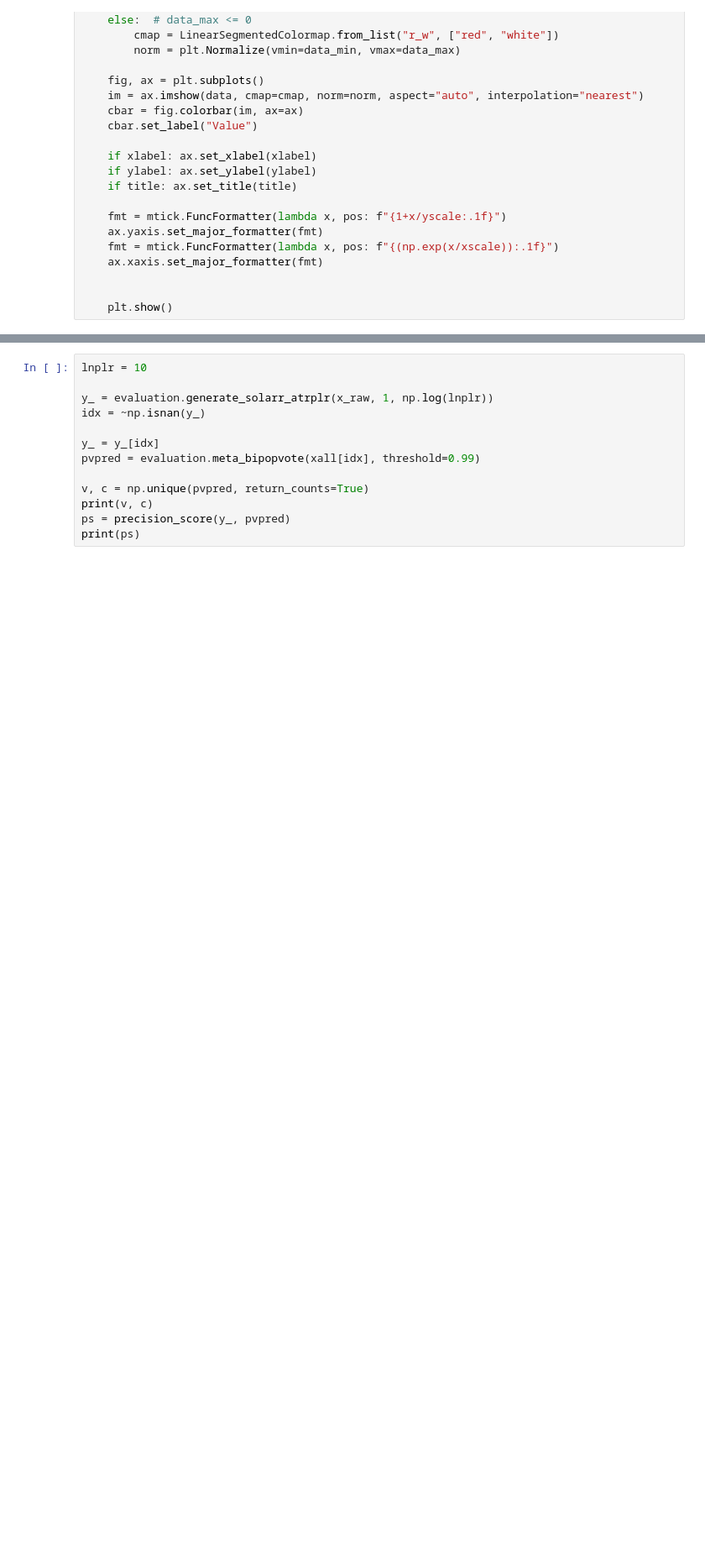
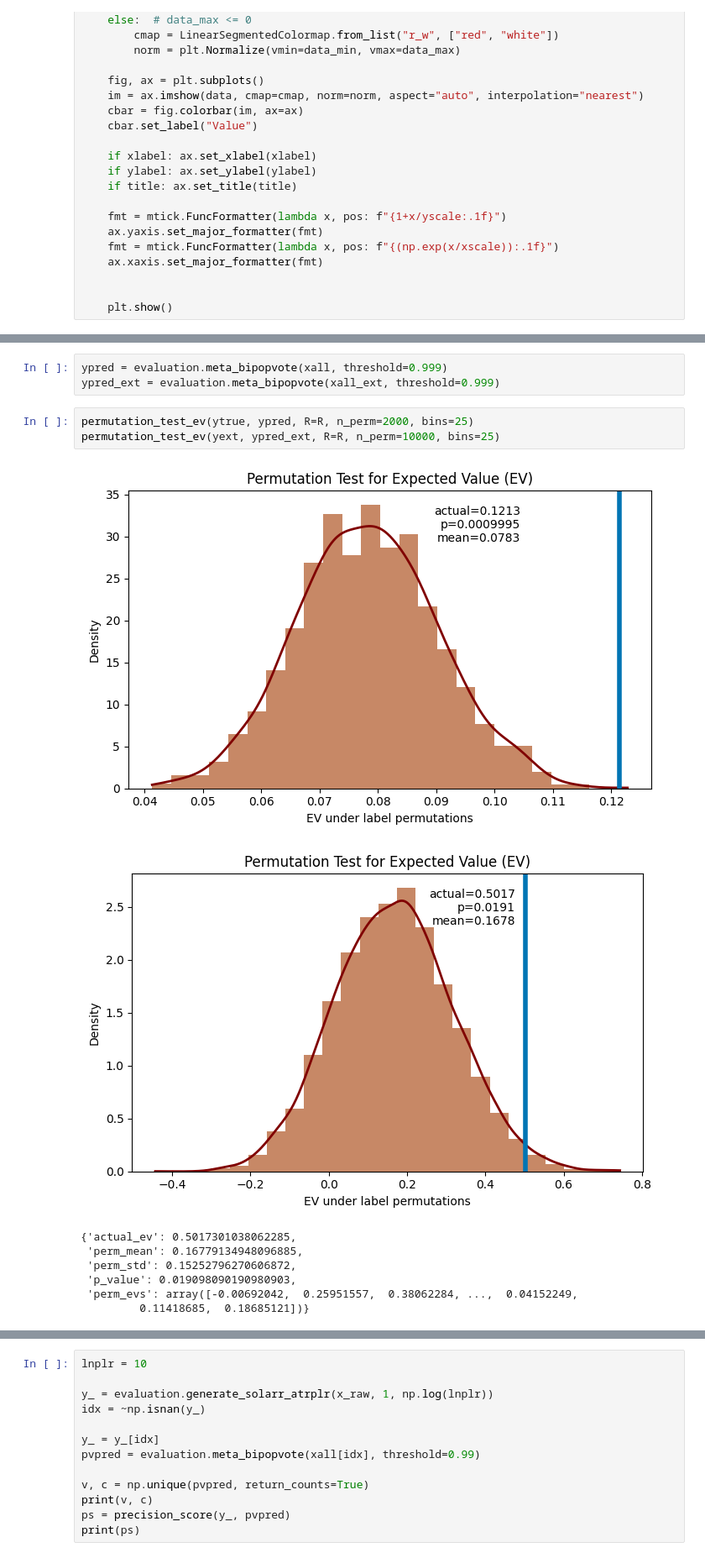
Before and after one commit to Logan-Kelsch/Behavioral_Search, a Jupyter notebook: src/genetic_algorithm/dev.ipynb, the cells around one changed output, grey strips where cells are left out. Shown: that part at 84% size. Drawn from its saved outputs; the diff is of its cells as text; blank space fills up the shorter version.

```diff
--- a/src/genetic_algorithm/dev.ipynb
+++ b/src/genetic_algorithm/dev.ipynb
@@ -354,0 +730,15 @@ plot_heatmap(EV_arr)
+# %%
+ypred = evaluation.meta_bipopvote(xall, threshold=0.999)
+ypred_ext = evaluation.meta_bipopvote(xall_ext, threshold=0.999)
+# %%
+permutation_test_ev(ytrue, ypred, R=R, n_perm=2000, bins=25)
+permutation_test_ev(yext, ypred_ext, R=R, n_perm=10000, bins=25)
+# %% [output]
+[figure, added]
+[figure, added]
+{'actual_ev': 0.5017301038062285,
+ 'perm_mean': 0.16779134948096885,
+ 'perm_std': 0.15252796270606872,
+ 'p_value': 0.019098090190980903,
+ 'perm_evs': array([-0.00692042,  0.25951557,  0.38062284, ...,  0.04152249,
+         0.11418685,  0.18685121])}
```
Also changed, not shown: parts of 22 cells of this notebook, 7 other files.
